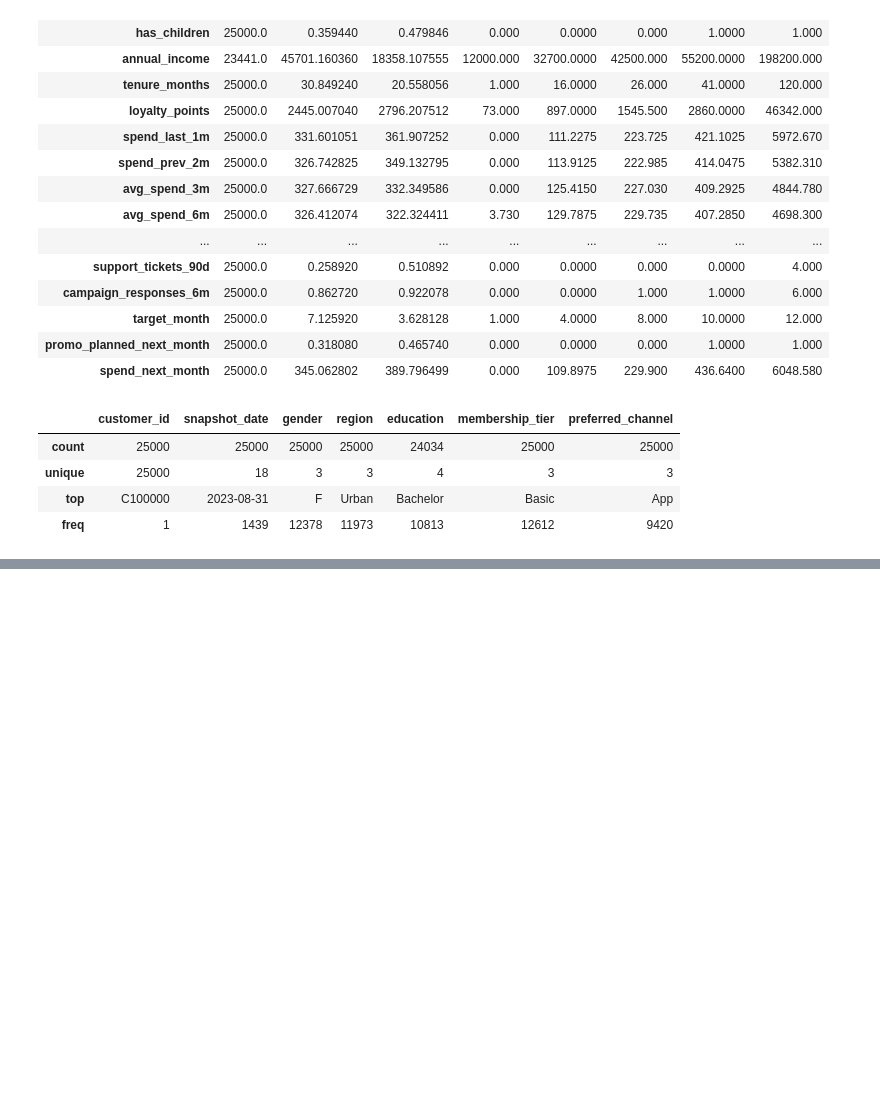
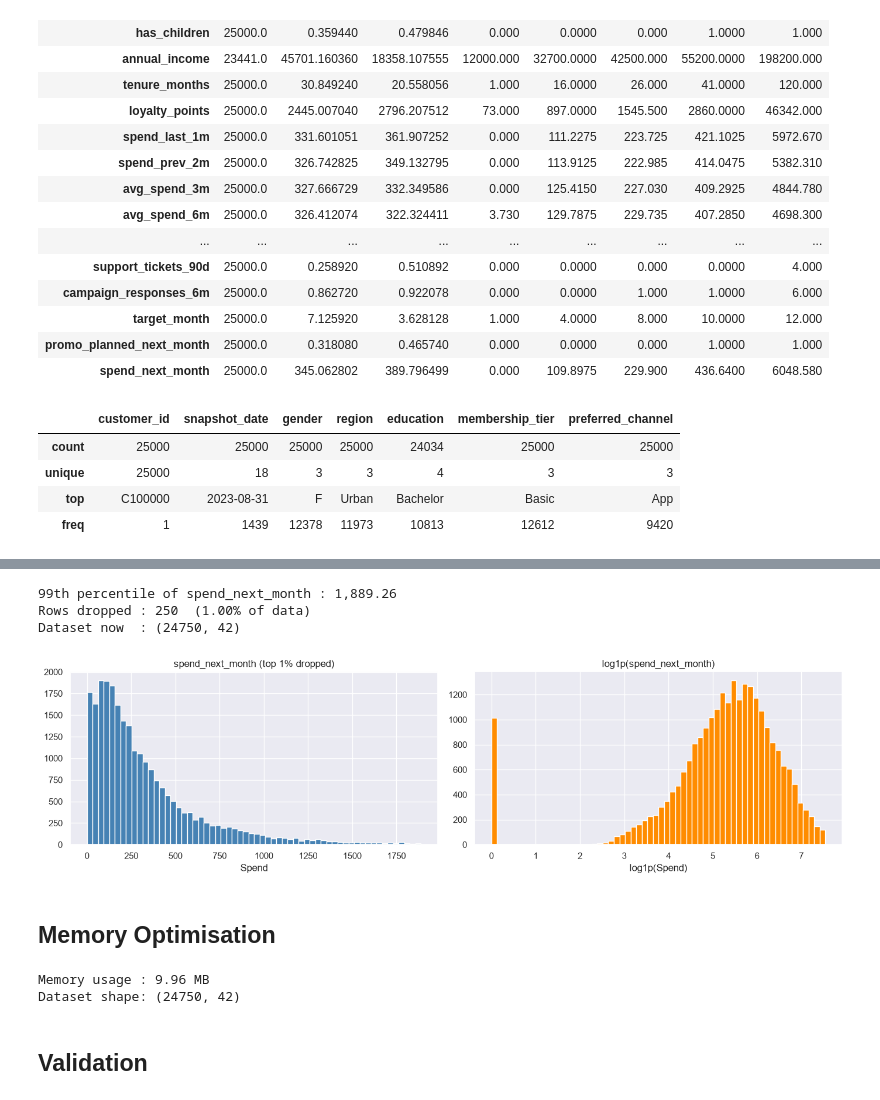
Before and after one commit to arkadeycns/cosmo, a Jupyter notebook: 01_preprocessing.ipynb, the cells around one changed output, grey strips where cells are left out. Saved outputs shown, nothing was run; the diff lists cells and outputs as text; code cells hidden in the pictures; blank space fills up the shorter version.

```diff
--- a/01_preprocessing.ipynb
+++ b/01_preprocessing.ipynb
@@ -126,0 +192,23 @@ dtype: int64
+# %%
+# education — treat missing as its own category
+df['education'] = df['education'].fillna('Unknown')
+
+# spend_trend_ratio — only 6 nulls
+df['spend_trend_ratio'] = df['spend_trend_ratio'].fillna(df['spend_trend_ratio'].median())
+
+# annual_income — group-wise median (region x membership_tier)
+def groupwise_median_fill(df, target_col, group_cols):
+    filled        = df.groupby(group_cols)[target_col].transform('median')
+    global_median = df[target_col].median()          # fallback if any group is all-NaN
+    return df[target_col].fillna(filled).fillna(global_median)
+
+df['annual_income'] = groupwise_median_fill(df, 'annual_income', ['region', 'membership_tier'])
+
+# email metrics — no emails sent to unsubscribed users
+df['email_open_rate']  = df['email_open_rate'].fillna(0)
+df['email_click_rate'] = df['email_click_rate'].fillna(0)
+
+print(f"NaN remaining after imputation: {df.isnull().sum().sum()}")
+
+print("\nGroup-wise median annual_income by region x membership_tier:")
+print(df.groupby(['region', 'membership_tier'])['annual_income'].median().unstack().round(0).to_string())
@@ -126,0 +235,52 @@ dtype: int64
+# %%
+upper = df['spend_next_month'].quantile(0.99)
+n_before = len(df)
+df = df[df['spend_next_month'] <= upper].reset_index(drop=True)
+print(f"99th percentile of spend_next_month : {upper:,.2f}")
+print(f"Rows dropped : {n_before - len(df)}  ({(n_before - len(df)) / n_before * 100:.2f}% of data)")
+print(f"Dataset now  : {df.shape}")
+
+# Target after dropping (raw vs log scale)
+fig, axes = plt.subplots(1, 2, figsize=(14, 4))
+df['spend_next_month'].hist(bins=60, ax=axes[0], color='steelblue', edgecolor='white')
+axes[0].set_title('spend_next_month (top 1% dropped)')
+axes[0].set_xlabel('Spend')
+
+np.log1p(df['spend_next_month']).hist(bins=60, ax=axes[1], color='darkorange', edgecolor='white')
+axes[1].set_title('log1p(spend_next_month)')
+axes[1].set_xlabel('log1p(Spend)')
+
+plt.tight_layout()
+plt.show()
+# %% [output]
+99th percentile of spend_next_month : 1,889.26
+Rows dropped : 250  (1.00% of data)
+Dataset now  : (24750, 42)
+[figure, added]
+# %% [markdown]
+## Memory Optimisation
+# %%
+int8_cols  = ['has_children', 'email_subscribed', 'push_enabled',
+              'promo_planned_next_month', 'email_data_available']
+int16_cols = ['age', 'household_size', 'tenure_months', 'orders_last_1m',
+              'orders_last_3m', 'orders_last_6m', 'app_sessions_30d',
+              'site_visits_30d', 'wishlist_items', 'support_tickets_90d',
+              'campaign_responses_6m', 'target_month', 'n_categories_6m',
+              'days_since_last_purchase', 'loyalty_points',
+              'snapshot_month', 'snapshot_quarter', 'snapshot_year']
+
+for c in int8_cols:
+    if c in df.columns:
+        df[c] = df[c].astype('int8')
+for c in int16_cols:
+    if c in df.columns:
+        df[c] = df[c].astype('int16')
+
+mem_mb = df.memory_usage(deep=True).sum() / 1024**2
+print(f"Memory usage : {mem_mb:.2f} MB")
+print(f"Dataset shape: {df.shape}")
+# %% [output]
+Memory usage : 9.96 MB
+Dataset shape: (24750, 42)
+# %% [markdown]
+## Validation
```
Also changed, not shown: parts of 36 cells of this notebook, 1 other file.
